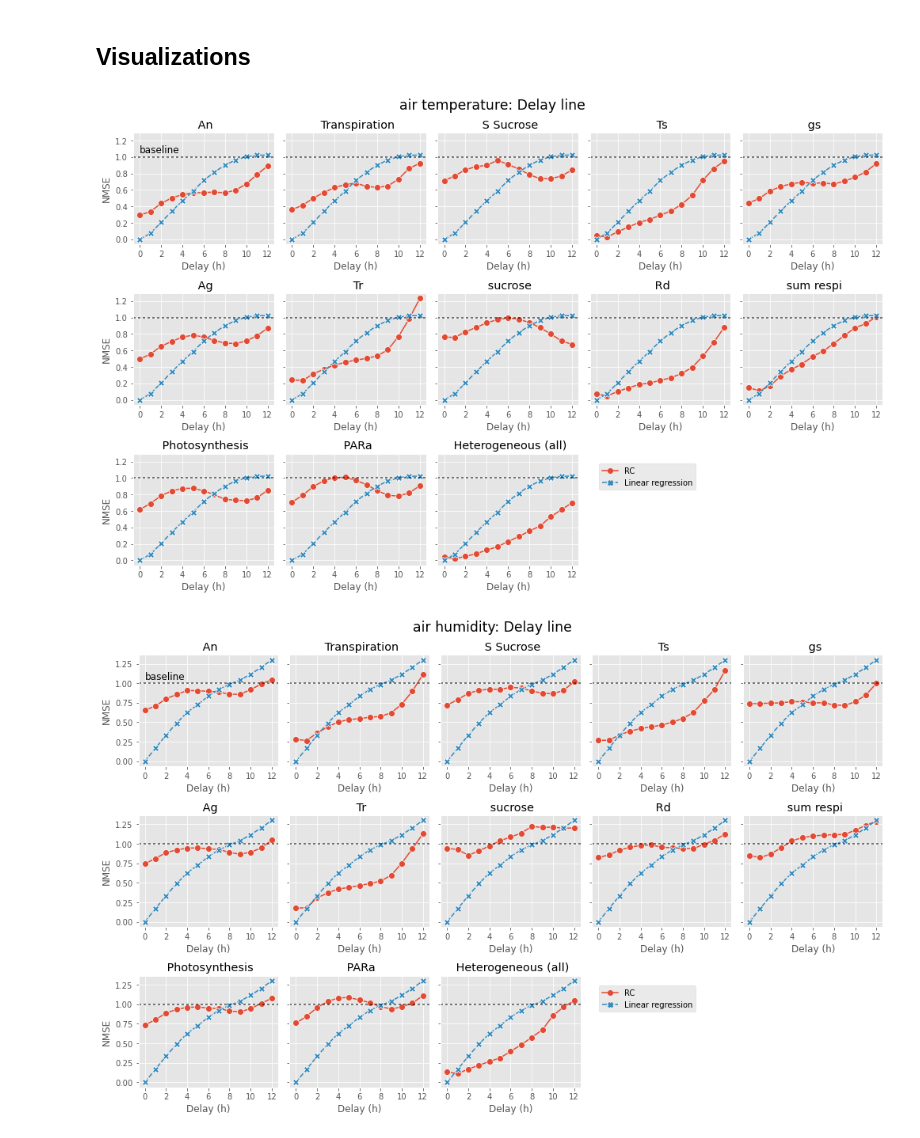
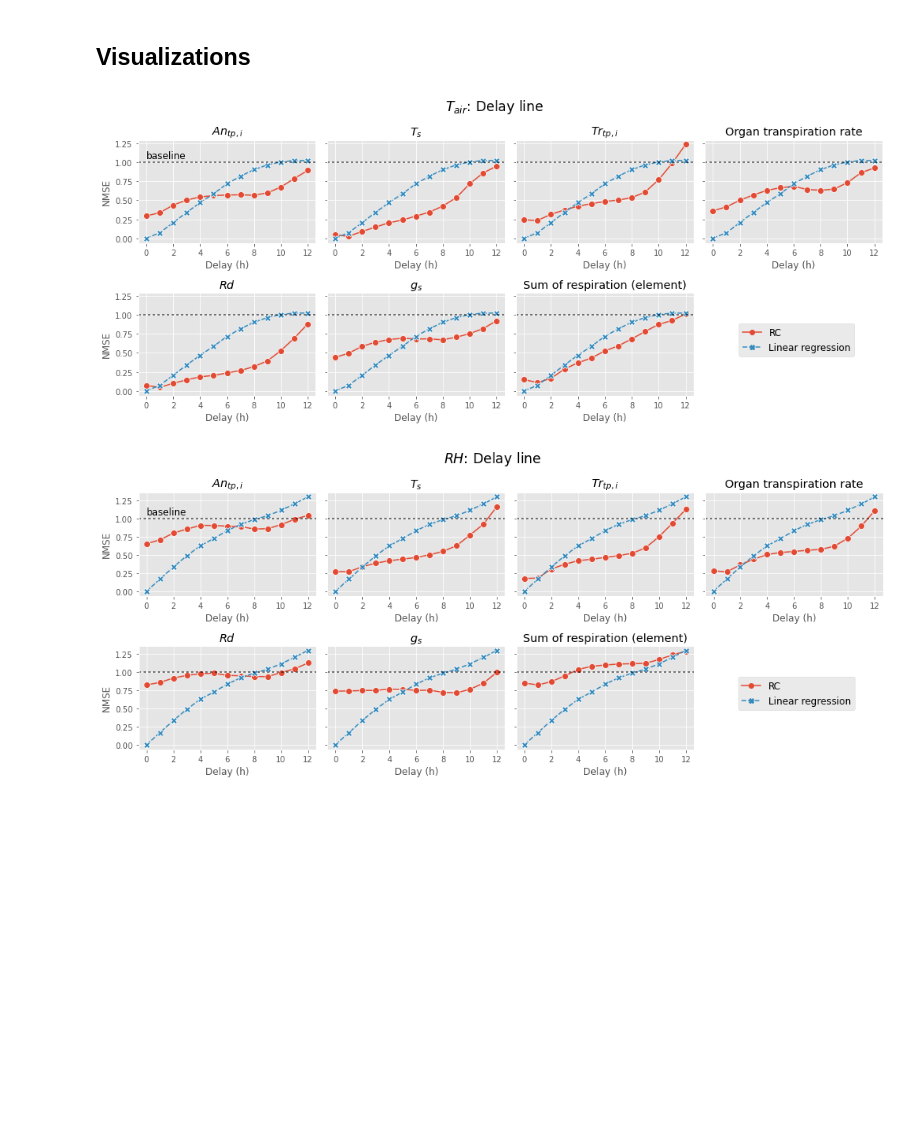
Before and after one commit to mcndt/thesis-plant-reservoir-computing, a Jupyter notebook: notebooks/cnwheat_rc_results_delay_line.ipynb, the cells around one changed output. Drawn from its saved outputs; the diff is of its cells as text; code cells hidden in the pictures; blank space fills up the shorter version.

```diff
--- a/notebooks/cnwheat_rc_results_delay_line.ipynb
+++ b/notebooks/cnwheat_rc_results_delay_line.ipynb
@@ -50,7 +50,8 @@ bench_xlabel = {
 # %% [markdown]
 ## Visualizations
 # %%
-from model_config_cnwheat import input_names
+from model_config_cnwheat import input_names, measurable_reservoirs, input_symbols, state_symbols, state_units, state_names
+
 
 BENCHMARK = 'delay_line'
 MAX_PARAM = 12
@@ -58,15 +59,13 @@ MAX_PARAM = 12
 
 TARGETS = input_targets
 BASELINE_RESERVOIRS = ['env_temp', 'env_humidity', 'env_PAR']
-PLANT_RESERVOIRS = [res for res in reservoirs if not res.startswith('env')]
+PLANT_RESERVOIRS = measurable_reservoirs
 
-
-res_to_title = lambda x: x.replace("_", " ").replace("  ", " ").replace("state", "").replace("het all", "Heterogeneous (all)")
 
 for target, baseline_reservoir in zip(TARGETS, BASELINE_RESERVOIRS):
   with plt.style.context('ggplot'):
     # setup figure
-    n_cols = 5
+    n_cols = 4
     n_rows = int(np.ceil(len(PLANT_RESERVOIRS) / n_cols))
     fig, axs = plt.subplots(n_rows, n_cols, figsize=(14, 3 * n_rows), squeeze=False, sharey=True, sharex=False)
 
@@ -84,35 +83,35 @@ for target, baseline_reservoir in zip(TARGETS, BASELINE_RESERVOIRS):
       plot_data['reservoir_id'] = 'RC'
 
       plot_data = pd.concat((plot_data, baseline_data), ignore_index=True)
 
       # create data plots
       sns.lineplot(x=bench_param[BENCHMARK], y="test_score", hue="reservoir_id", style="reservoir_id",
                    dashes=True, markers=True, data=plot_data, ax=ax, markersize=8)
 
       # plot baseline score dashed line
       ax.axhline(1, dashes=(2, 2), color='black', alpha=0.67)
       if ax is axs[0, 0]:
         ax.text(0, 1.05, 'baseline', fontsize='large', rotation='horizontal')
 
       # Figure ticks, labels and titles
       ax.set_xticks(np.arange(0, MAX_PARAM + 1, 2))
       ax.set_xlabel(bench_xlabel[BENCHMARK])
       ax.set_ylabel("NMSE")
-      ax.set_title(f'{res_to_title(reservoir)}')
+      ax.set_title(f'{state_symbols[reservoir]}')
 
       # Legend
       if ax is axs[0, 0]:
         handles, labels = ax.get_legend_handles_labels()
-        fig.legend(handles, labels, bbox_to_anchor=(0.76, 0.275))
+        fig.legend(handles, labels, bbox_to_anchor=(0.96, 0.33), fontsize='large')
       ax.legend_.remove()
 
     # Remove empty axes
     for ax in axs.flatten()[len(PLANT_RESERVOIRS):]:
       ax.remove()
 
-    plt.suptitle(f'{input_names[target]}: {bench_title[BENCHMARK]}', fontsize='xx-large')
+    plt.suptitle(f'{input_symbols[target]}: {bench_title[BENCHMARK]}', fontsize='xx-large')
     plt.tight_layout()
     plt.savefig(os.path.join('figures/', f'cnwheat__{BENCHMARK}__{target}.png'), dpi=200, bbox_inches='tight')
 # %% [output]
-[figure, old version]
+[figure, new version]
-[figure, old version]
+[figure, new version]
```
Also changed, not shown: parts of 1 cell of this notebook, 15 other files.
